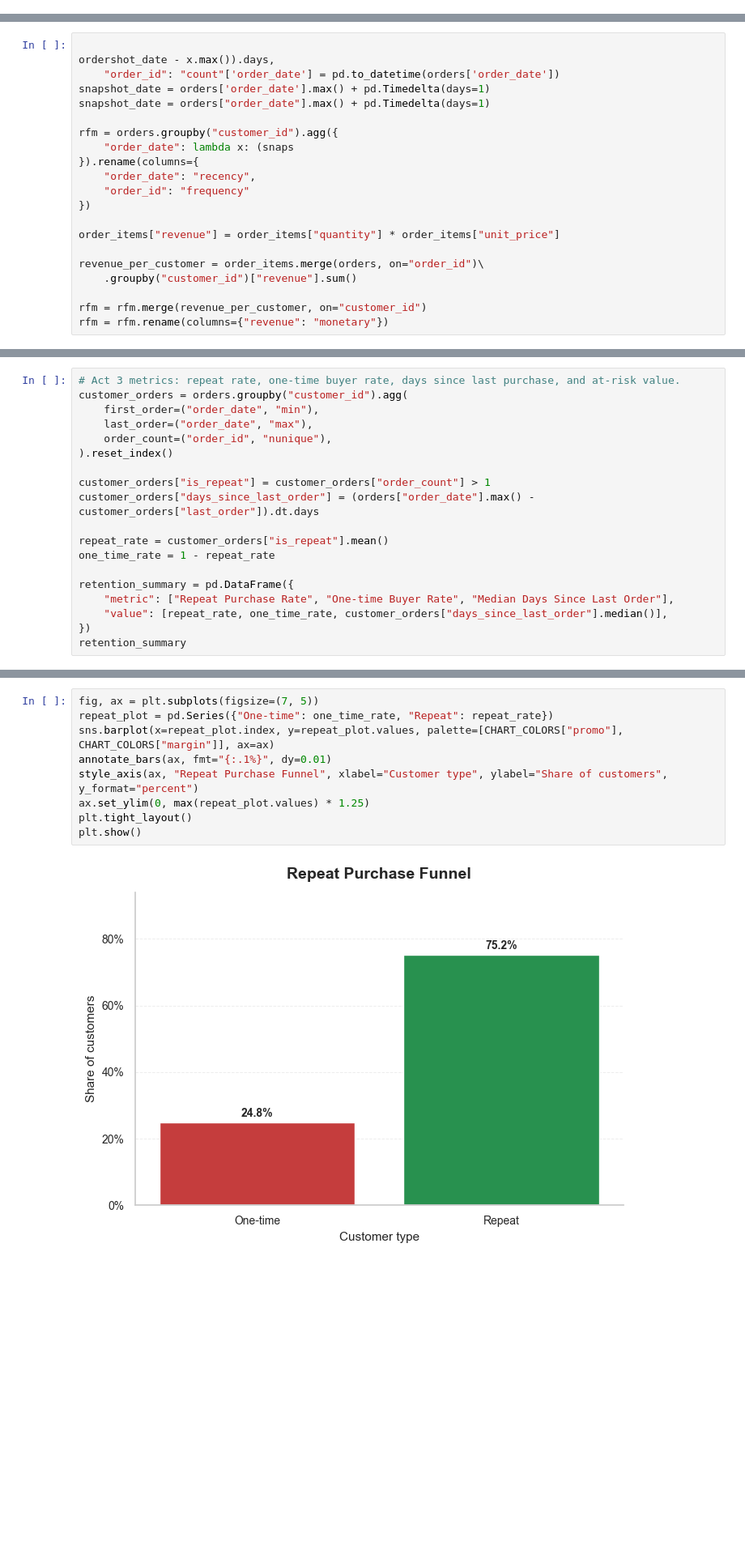
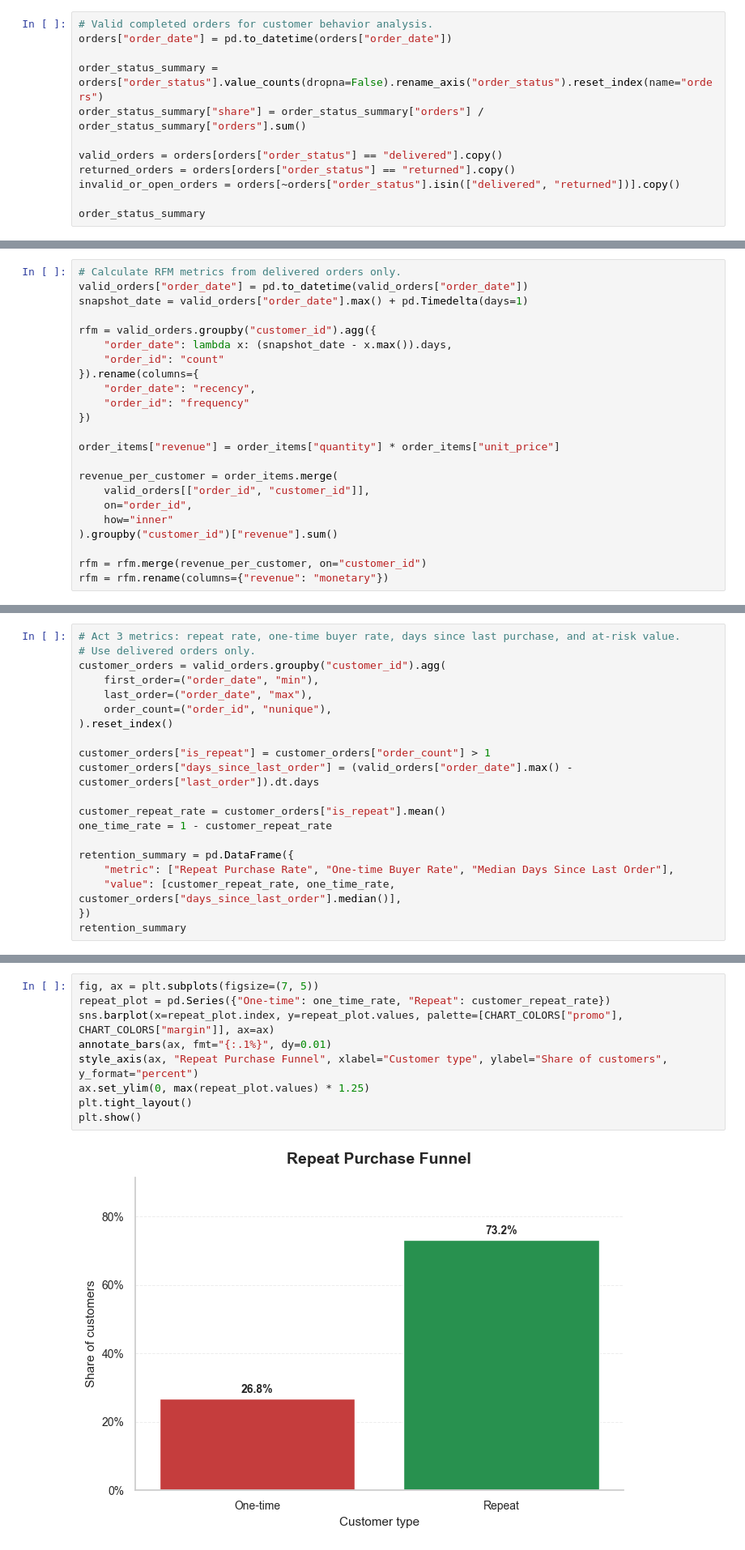
Before and after one commit to nguyen-lam-phuong-thao/datathon-2026-F.E.N.S, a Jupyter notebook: EDA version 2.ipynb, the cells around one changed output, grey strips where cells are left out. Shown at 81% size. Cells and saved outputs as stored; diff of their text form; blank space fills up the shorter version.

```diff
--- a/EDA version 2.ipynb
+++ b/EDA version 2.ipynb
@@ -139,0 +144,12 @@ inventory=pd.read_csv('inventory.csv')
+# %%
+# Valid completed orders for customer behavior analysis.
+orders["order_date"] = pd.to_datetime(orders["order_date"])
+
+order_status_summary = orders["order_status"].value_counts(dropna=False).rename_axis("order_status").reset_index(name="orders")
+order_status_summary["share"] = order_status_summary["orders"] / order_status_summary["orders"].sum()
+
+valid_orders = orders[orders["order_status"] == "delivered"].copy()
+returned_orders = orders[orders["order_status"] == "returned"].copy()
+invalid_or_open_orders = orders[~orders["order_status"].isin(["delivered", "returned"])].copy()
+
+order_status_summary
@@ -451,12 +479,11 @@ RFM segments customers by:
 # %%
+# Calculate RFM metrics from delivered orders only.
+valid_orders["order_date"] = pd.to_datetime(valid_orders["order_date"])
+snapshot_date = valid_orders["order_date"].max() + pd.Timedelta(days=1)
 
-ordershot_date - x.max()).days,
-    "order_id": "count"['order_date'] = pd.to_datetime(orders['order_date'])
-snapshot_date = orders['order_date'].max() + pd.Timedelta(days=1)
-snapshot_date = orders["order_date"].max() + pd.Timedelta(days=1)
-
-rfm = orders.groupby("customer_id").agg({
-    "order_date": lambda x: (snaps
+rfm = valid_orders.groupby("customer_id").agg({
+    "order_date": lambda x: (snapshot_date - x.max()).days,
+    "order_id": "count"
 }).rename(columns={
     "order_date": "recency",
     "order_id": "frequency"
@@ -464,8 +491,11 @@ rfm = orders.groupby("customer_id").agg({
 
 order_items["revenue"] = order_items["quantity"] * order_items["unit_price"]
 
-revenue_per_customer = order_items.merge(orders, on="order_id")\
-    .groupby("customer_id")["revenue"].sum()
+revenue_per_customer = order_items.merge(
+    valid_orders[["order_id", "customer_id"]],
+    on="order_id",
+    how="inner"
+).groupby("customer_id")["revenue"].sum()
 
 rfm = rfm.merge(revenue_per_customer, on="customer_id")
 rfm = rfm.rename(columns={"revenue": "monetary"})
@@ -715,21 +749,22 @@ retention.head()
 Cohort retention shows the time pattern. These metrics summarize the customer-level retention problem and quantify how much value is sitting in customers who may churn.
 # %%
 # Act 3 metrics: repeat rate, one-time buyer rate, days since last purchase, and at-risk value.
-customer_orders = orders.groupby("customer_id").agg(
+# Use delivered orders only.
+customer_orders = valid_orders.groupby("customer_id").agg(
     first_order=("order_date", "min"),
     last_order=("order_date", "max"),
     order_count=("order_id", "nunique"),
 ).reset_index()
 
 customer_orders["is_repeat"] = customer_orders["order_count"] > 1
-customer_orders["days_since_last_order"] = (orders["order_date"].max() - customer_orders["last_order"]).dt.days
+customer_orders["days_since_last_order"] = (valid_orders["order_date"].max() - customer_orders["last_order"]).dt.days
 
-repeat_rate = customer_orders["is_repeat"].mean()
-one_time_rate = 1 - repeat_rate
+customer_repeat_rate = customer_orders["is_repeat"].mean()
+one_time_rate = 1 - customer_repeat_rate
 
 retention_summary = pd.DataFrame({
     "metric": ["Repeat Purchase Rate", "One-time Buyer Rate", "Median Days Since Last Order"],
-    "value": [repeat_rate, one_time_rate, customer_orders["days_since_last_order"].median()],
+    "value": [customer_repeat_rate, one_time_rate, customer_orders["days_since_last_order"].median()],
 })
 retention_summary
 # %% [output]
@@ -754,11 +789,11 @@ at_risk_value
 # %%
 fig, ax = plt.subplots(figsize=(7, 5))
-repeat_plot = pd.Series({"One-time": one_time_rate, "Repeat": repeat_rate})
+repeat_plot = pd.Series({"One-time": one_time_rate, "Repeat": customer_repeat_rate})
 sns.barplot(x=repeat_plot.index, y=repeat_plot.values, palette=[CHART_COLORS["promo"], CHART_COLORS["margin"]], ax=ax)
 annotate_bars(ax, fmt="{:.1%}", dy=0.01)
 style_axis(ax, "Repeat Purchase Funnel", xlabel="Customer type", ylabel="Share of customers", y_format="percent")
 ax.set_ylim(0, max(repeat_plot.values) * 1.25)
 plt.tight_layout()
 plt.show()
 # %% [output]
-[figure, old version]
+[figure, new version]
```
Also changed, not shown: parts of 29 cells of this notebook.
